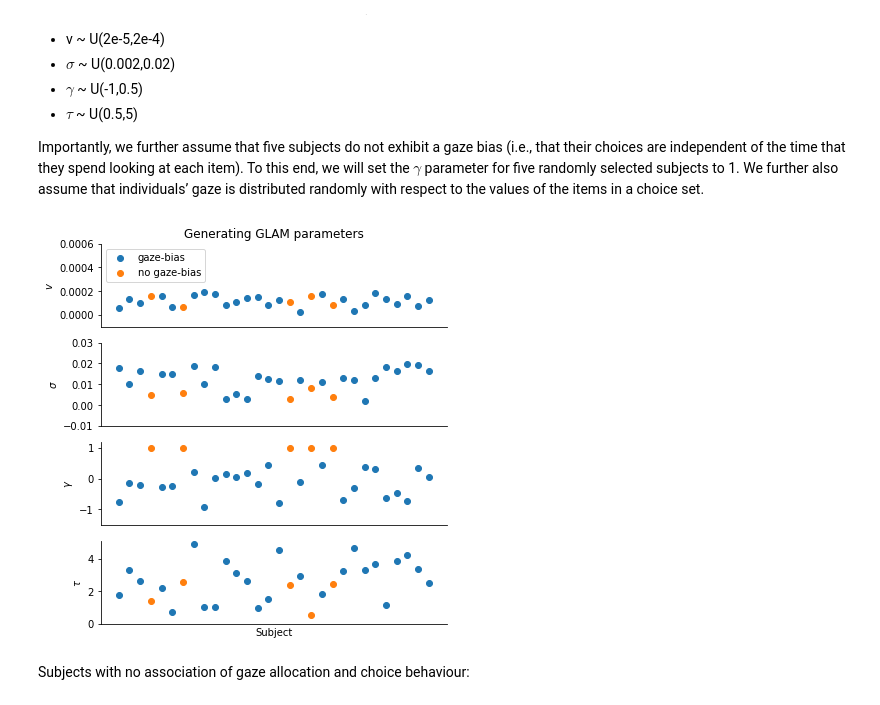
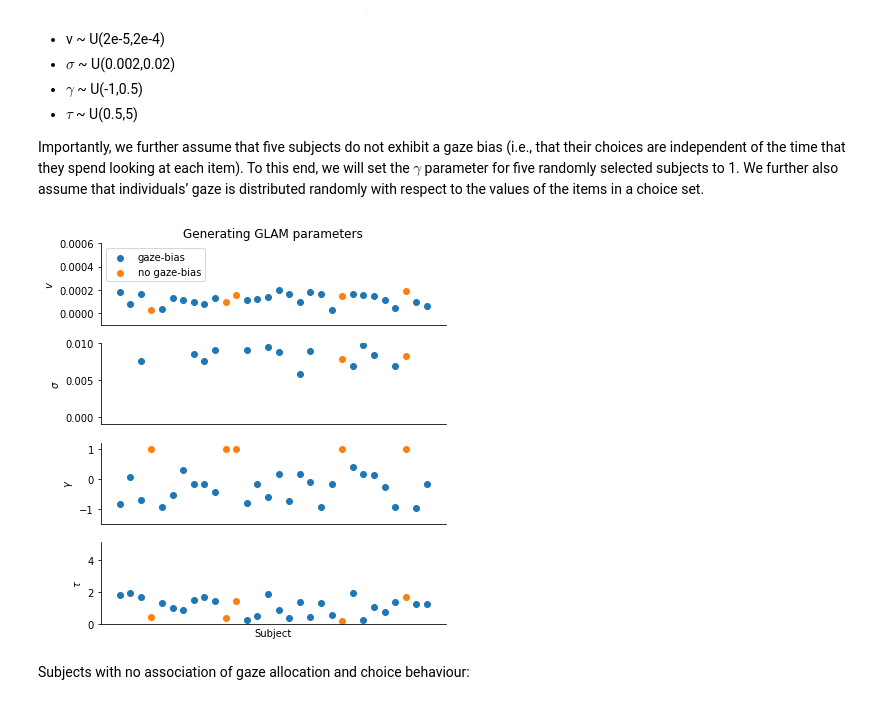
Before and after one commit to glamlab/glambox, a Jupyter notebook: Example_1_Individual_estimation.ipynb, the cells around one changed output. Cells and saved outputs as stored; diff of their text form; code cells hidden in the pictures.

```diff
--- a/Example_1_Individual_estimation.ipynb
+++ b/Example_1_Individual_estimation.ipynb
@@ -54,11 +54,11 @@ To simulate individuals' choice behaviour, we define a set of generating model p
 
 Importantly, we further assume that five subjects do not exhibit a gaze bias (i.e., that their choices are independent of the time that they spend looking at each item). To this end, we will set the $\gamma$ parameter for five randomly selected subjects to 1. We further also assume that individuals’ gaze is distributed randomly with respect to the values of the items in a choice set.
 # %%
+np.random.seed(6)
 # generating model parameters
 gen_v = np.random.uniform(2e-5, 2e-4, size=n_subjects)
-gen_SNR = np.random.uniform(10,50,size=n_subjects)
-gen_sigma = gen_SNR * gen_v #np.random.uniform(0.002, 0.02, size=n_subjects)
-gen_tau = np.random.uniform(0.5,5,n_subjects)
+gen_sigma = np.random.uniform(0.005, 0.015, size=n_subjects)
+gen_tau = np.random.uniform(0.1, 2, n_subjects)
 gen_t0 = np.zeros(n_subjects)
 gen_gamma = np.random.uniform(-1, 0.5, n_subjects)
 # define subjects with no association between gaze and choice:
@@ -97,35 +97,35 @@ for subject_set, color, label in zip([gaze_bias_subjects,
     axs[1].set_ylabel(r'$\sigma$')
     axs[1].set_xticks([])
 
     # gamma
     axs[2].scatter(subject_set,
                    gen_gamma[subject_set],
                    color=color)
     axs[2].set_ylabel(r'$\gamma$')
     axs[2].set_xticks([])
 
     # tau
     axs[3].scatter(subject_set,
                    gen_tau[subject_set],
                    color=color)
     axs[3].set_ylabel(r'$\tau$')
     axs[3].set_xlabel('Subject')
     axs[3].set_xticks([])
 
 axs[0].set_title('Generating GLAM parameters')
 axs[0].set_ylim(-0.0001, 0.0006)
-axs[1].set_ylim(-0.01, 0.03)
+axs[1].set_ylim(-0.001, 0.01)
 axs[2].set_ylim(-1.5, 1.2)
 axs[3].set_ylim(0, 5.1)
 axs[0].legend(loc='upper left')
 for ax in axs:
     ax.spines['right'].set_visible(False)
     ax.spines['top'].set_visible(False)
 
 fig.tight_layout()
 fig.savefig('examples/example_1/figures/Supplementary_Figure_1_generating_parameters.png', dpi=330)
 # %% [output]
-[figure, old version]
+[figure, new version]
 # %% [markdown]
 Subjects with no association of gaze allocation and choice behaviour:
 # %%
```
Also changed, not shown: parts of 46 cells of this notebook, 10 other files.
